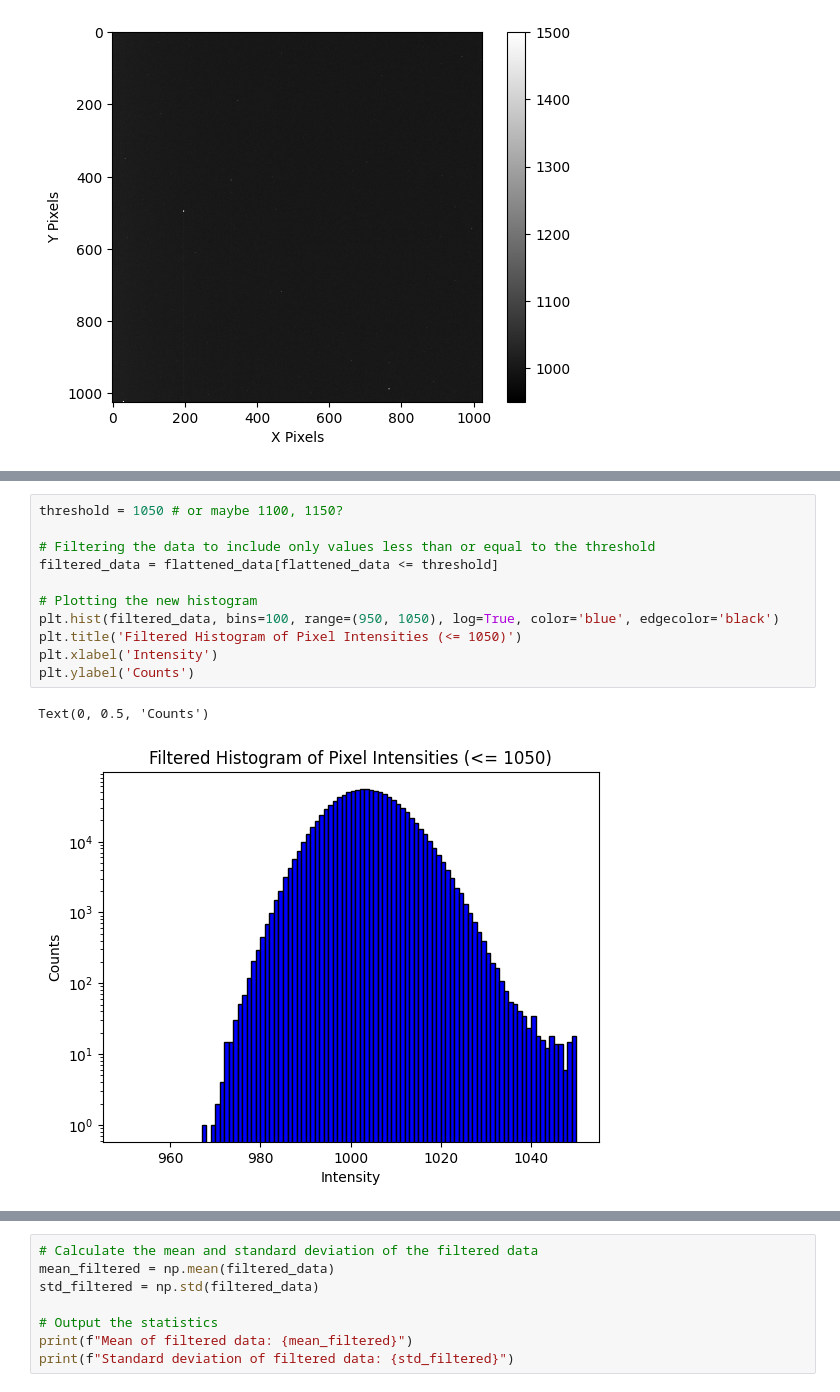
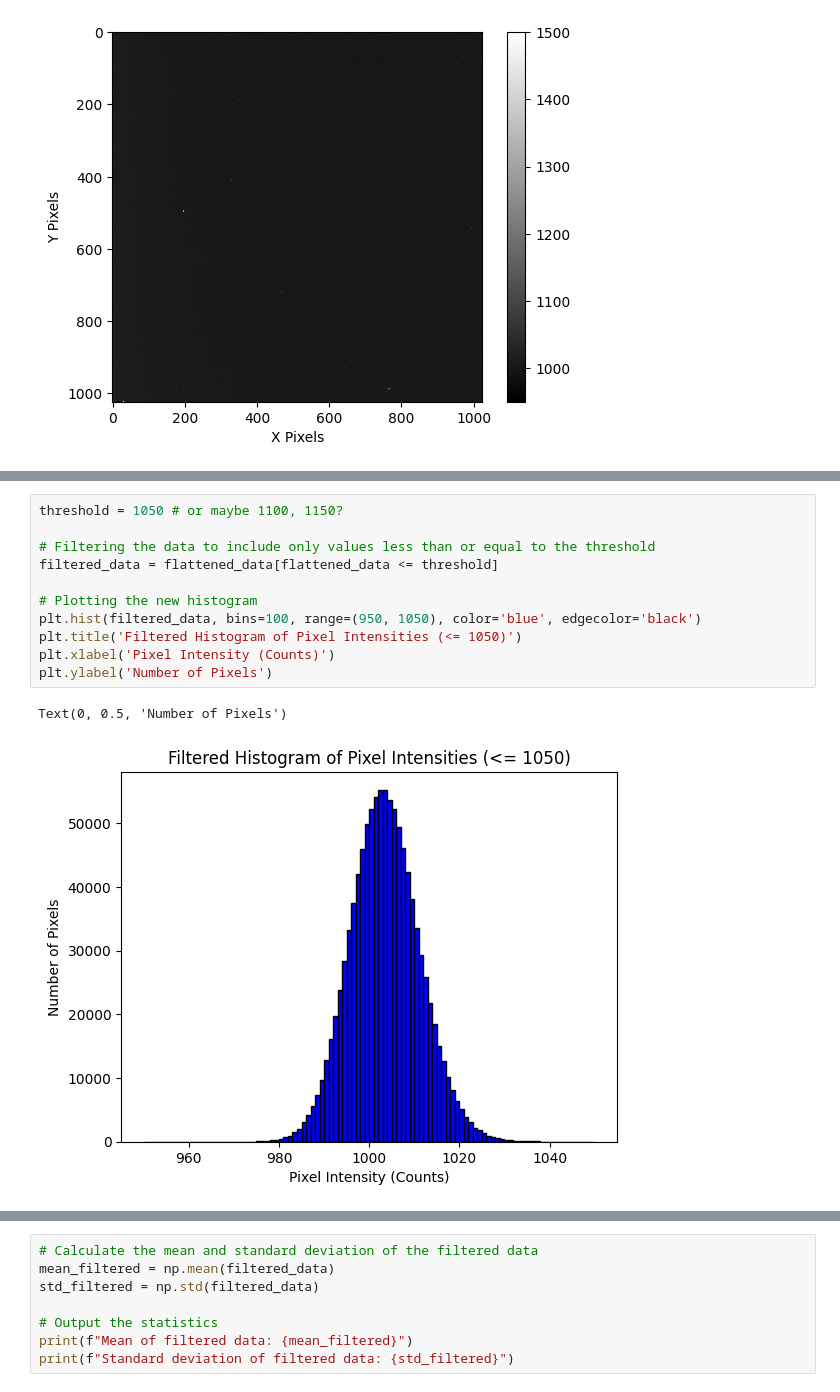
Before and after one commit to emsonmez/AST_443, a Jupyter notebook: Lab_1/Misha_Work/section_4.1.ipynb, the cells around one changed output, grey strips where cells are left out. Drawn from its saved outputs; the diff is of its cells as text.

```diff
--- a/Lab_1/Misha_Work/section_4.1.ipynb
+++ b/Lab_1/Misha_Work/section_4.1.ipynb
@@ -36,17 +37,17 @@ Text(0, 0.5, 'Counts')
 # %%
 threshold = 1050 # or maybe 1100, 1150?
 
 # Filtering the data to include only values less than or equal to the threshold
 filtered_data = flattened_data[flattened_data <= threshold]
 
 # Plotting the new histogram
-plt.hist(filtered_data, bins=100, range=(950, 1050), log=True, color='blue', edgecolor='black')
+plt.hist(filtered_data, bins=100, range=(950, 1050), color='blue', edgecolor='black')
 plt.title('Filtered Histogram of Pixel Intensities (<= 1050)')
-plt.xlabel('Intensity')
-plt.ylabel('Counts')
+plt.xlabel('Pixel Intensity (Counts)')
+plt.ylabel('Number of Pixels')
 # %% [output]
-Text(0, 0.5, 'Counts')
+Text(0, 0.5, 'Number of Pixels')
-[figure, old version]
+[figure, new version]
 # %%
 # Calculate the number of pixels cut
 num_cut_pixels = len(flattened_data) - len(filtered_data)
```
Also changed, not shown: parts of 5 cells of this notebook, 2 other files.
